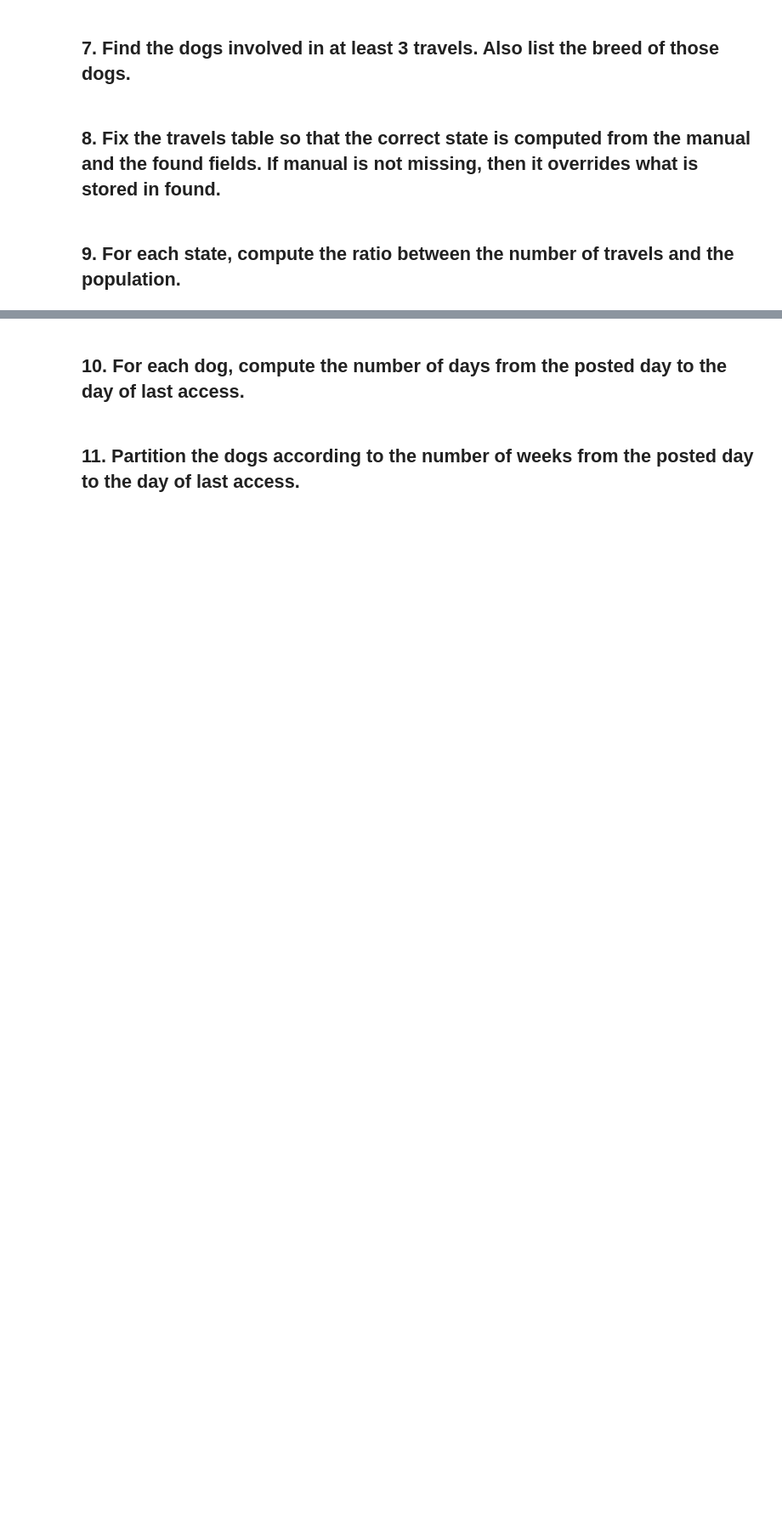
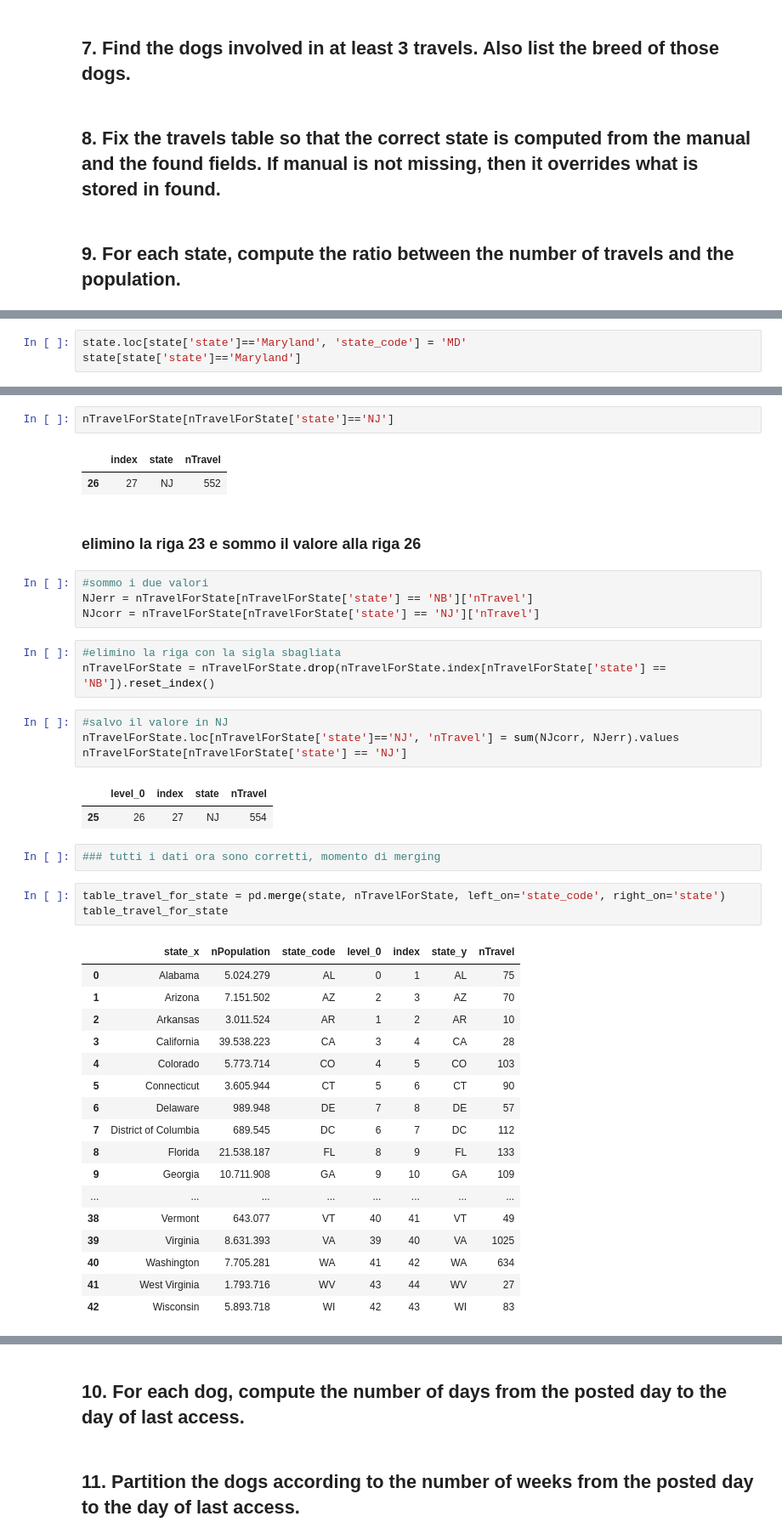
Before and after one commit to mat1218B/ProjectOfComputerScience, a Jupyter notebook: Project-CS_2022.ipynb, the cells around one changed output, grey strips where cells are left out. Shown at 85% size. Cells and saved outputs as stored; diff of their text form; blank space fills up the shorter version.

```diff
--- a/Project-CS_2022.ipynb
+++ b/Project-CS_2022.ipynb
@@ -331,0 +404,3 @@ state[state['state'] == 'Pennsylvania']
+# %%
+state.loc[state['state']=='Maryland', 'state_code'] = 'MD'
+state[state['state']=='Maryland']
@@ -331,0 +417,44 @@ state[state['state'] == 'Pennsylvania']
+# %%
+nTravelForState[nTravelForState['state']=='NJ']
+# %% [output]
+|  | index | state | nTravel |
+| 26 | 27 | NJ | 552 |
+# %% [markdown]
+### elimino la riga 23 e sommo il valore alla riga 26
+# %%
+#sommo i due valori
+NJerr = nTravelForState[nTravelForState['state'] == 'NB']['nTravel']
+NJcorr = nTravelForState[nTravelForState['state'] == 'NJ']['nTravel']
+# %%
+#elimino la riga con la sigla sbagliata
+nTravelForState = nTravelForState.drop(nTravelForState.index[nTravelForState['state'] == 'NB']).reset_index()
+# %%
+#salvo il valore in NJ
+nTravelForState.loc[nTravelForState['state']=='NJ', 'nTravel'] = sum(NJcorr, NJerr).values
+nTravelForState[nTravelForState['state'] == 'NJ']
+# %% [output]
+|  | level_0 | index | state | nTravel |
+| 25 | 26 | 27 | NJ | 554 |
+# %%
+### tutti i dati ora sono corretti, momento di merging
+# %%
+table_travel_for_state = pd.merge(state, nTravelForState, left_on='state_code', right_on='state')
+table_travel_for_state
+# %% [output]
+|  | state_x | nPopulation | state_code | level_0 | index | state_y | nTravel |
+| 0 | Alabama | 5.024.279 | AL | 0 | 1 | AL | 75 |
+| 1 | Arizona | 7.151.502 | AZ | 2 | 3 | AZ | 70 |
+| 2 | Arkansas | 3.011.524 | AR | 1 | 2 | AR | 10 |
+| 3 | California | 39.538.223 | CA | 3 | 4 | CA | 28 |
+| 4 | Colorado | 5.773.714 | CO | 4 | 5 | CO | 103 |
+| 5 | Connecticut | 3.605.944 | CT | 5 | 6 | CT | 90 |
+| 6 | Delaware | 989.948 | DE | 7 | 8 | DE | 57 |
+| 7 | District of Columbia | 689.545 | DC | 6 | 7 | DC | 112 |
+| 8 | Florida | 21.538.187 | FL | 8 | 9 | FL | 133 |
+| 9 | Georgia | 10.711.908 | GA | 9 | 10 | GA | 109 |
+| ... | ... | ... | ... | ... | ... | ... | ... |
+| 38 | Vermont | 643.077 | VT | 40 | 41 | VT | 49 |
+| 39 | Virginia | 8.631.393 | VA | 39 | 40 | VA | 1025 |
+| 40 | Washington | 7.705.281 | WA | 41 | 42 | WA | 634 |
+| 41 | West Virginia | 1.793.716 | WV | 43 | 44 | WV | 27 |
+| 42 | Wisconsin | 5.893.718 | WI | 42 | 43 | WI | 83 |
```
Also changed, not shown: parts of 44 cells of this notebook.
